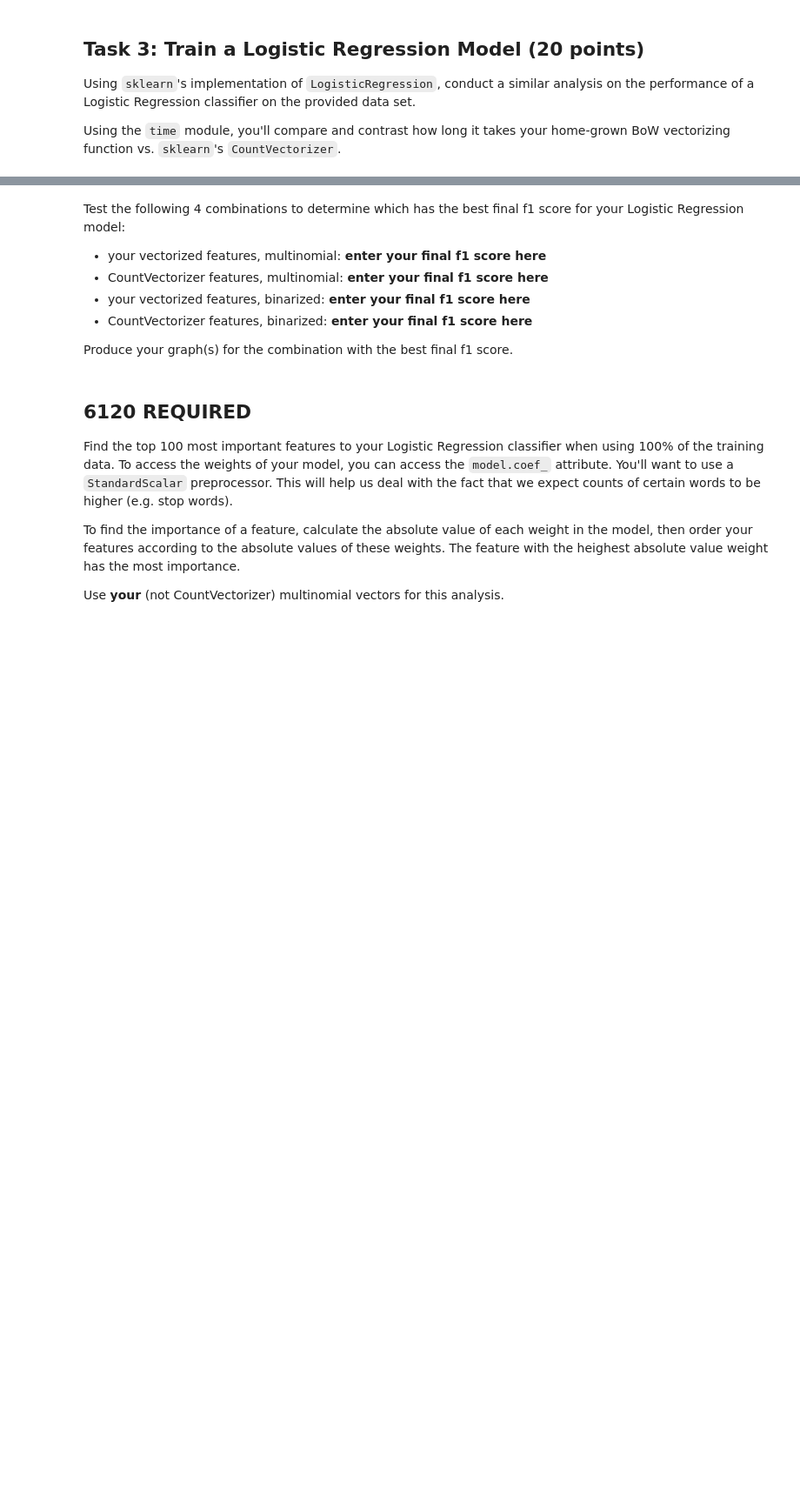
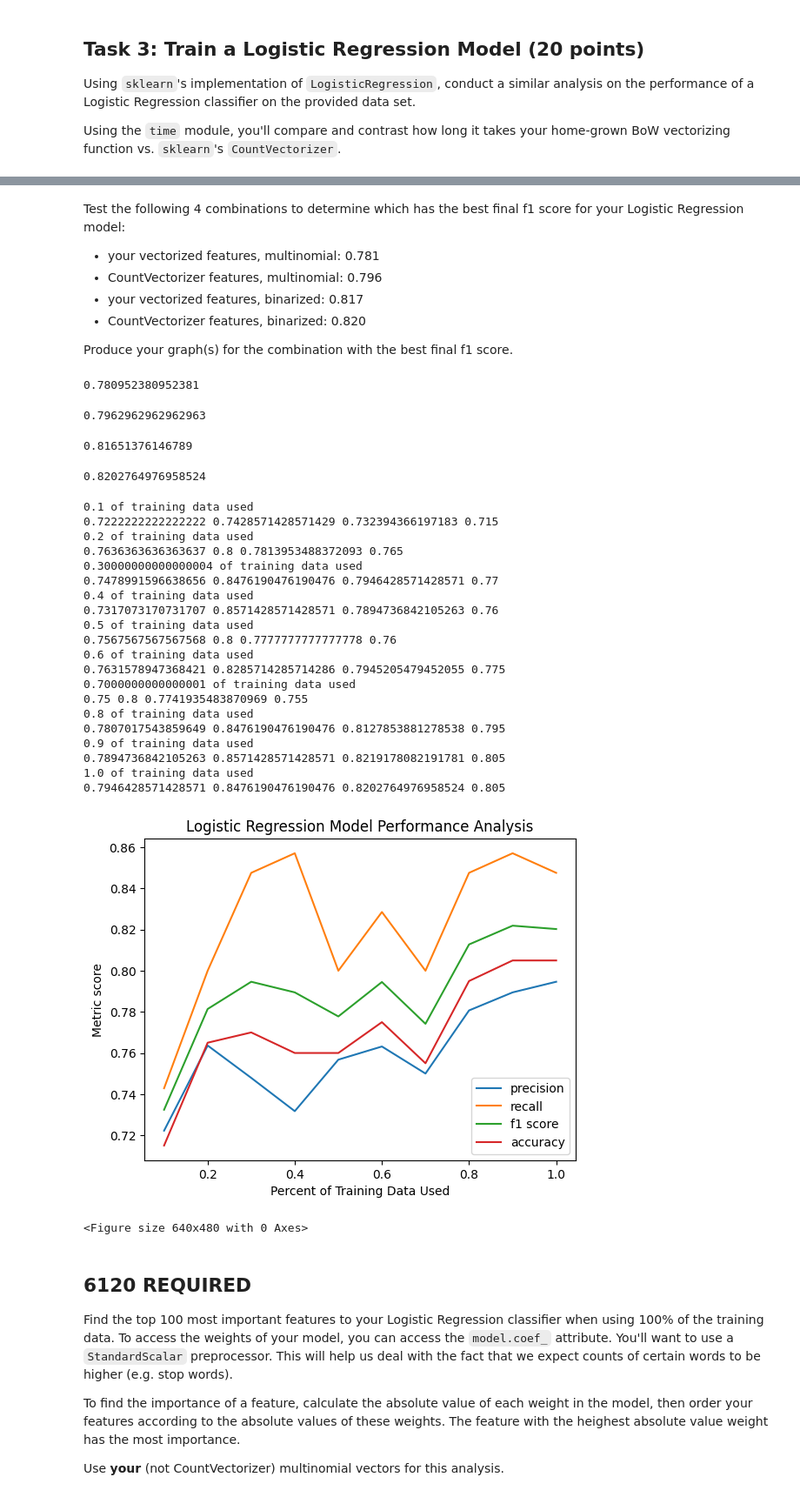
Before and after one commit to gellerjulia/CS4120_Homework4_Sentiment_Analysis, a Jupyter notebook: sentiment_task3.ipynb, the cells around one changed output, grey strips where cells are left out. Shown: that part at 87% size. Drawn from its saved outputs; the diff is of its cells as text; code cells hidden in the pictures; blank space fills up the shorter version.

```diff
--- a/sentiment_task3.ipynb
+++ b/sentiment_task3.ipynb
@@ -110,11 +160,67 @@ The average percent of entries that are zero in each vector for sklearn vectoriz
 # %% [markdown]
 Test the following 4 combinations to determine which has the best final f1 score for your Logistic Regression model:
-- your vectorized features, multinomial: __enter your final f1 score here__
-- CountVectorizer features, multinomial: __enter your final f1 score here__
-- your vectorized features, binarized: __enter your final f1 score here__
-- CountVectorizer features, binarized: __enter your final f1 score here__
+- your vectorized features, multinomial: 0.781
+- CountVectorizer features, multinomial: 0.796
+- your vectorized features, binarized: 0.817
+- CountVectorizer features, binarized: 0.820
 
 Produce your graph(s) for the combination with the best final f1 score.
+# %%
+vocab = sutils.create_index(X_train)
+# get binary feautures using own function
+X_train_vects_binary, X_dev_vects_binary= sutils.featurize('own', vocab, X_train, X_dev, binary = True, verbose = False)
+# get binary features using Sk-learns Count Vectorizer
+X_train_CV_binary, X_dev_CV_binary = sutils.featurize('CV', None, X_train_flat, X_dev_flat, binary = True)
+# %%
+# get f1 score for my vectorizer, multinomial
+sutils.log_reg_metrics(X_train_vects, y_train, X_dev_vects, y_dev)[2]
+# %% [output]
+0.780952380952381
+# %%
+# get f1 score for Count Vectorizer, multinomial
+sutils.log_reg_metrics(X_train_CV, y_train, X_dev_CV, y_dev)[2]
+# %% [output]
+0.7962962962962963
+# %%
+# get f1 score for my vectorizer, binary
+sutils.log_reg_metrics(X_train_vects_binary, y_train, X_dev_vects_binary, y_dev)[2]
+# %% [output]
+0.81651376146789
+# %%
+# get f1 score for Count Vectorizer, binary
+sutils.log_reg_metrics(X_train_CV_binary, y_train, X_dev_CV_binary, y_dev)[2]
+# %% [output]
+0.8202764976958524
+# %%
+# get graph for Count Vectorizer, binary which had the best f1 score
+
+model = LogisticRegression()
+train_feats = [(x, y) for x,y in zip(X_train_CV_binary, y_train) ]
+dev_feats = [(x, y) for x,y in zip(X_dev_CV_binary, y_dev) ]
+sutils.create_training_graph(sutils.log_reg_metrics, train_feats, dev_feats, 'Logistic Regression', 'Logistic_Regression_CV_Binary_graph.png', True)
+# %% [output]
+0.1 of training data used
+0.7222222222222222 0.7428571428571429 0.732394366197183 0.715
+0.2 of training data used
+0.7636363636363637 0.8 0.7813953488372093 0.765
+0.30000000000000004 of training data used
+0.7478991596638656 0.8476190476190476 0.7946428571428571 0.77
+0.4 of training data used
+0.7317073170731707 0.8571428571428571 0.7894736842105263 0.76
+0.5 of training data used
+0.7567567567567568 0.8 0.7777777777777778 0.76
+0.6 of training data used
+0.7631578947368421 0.8285714285714286 0.7945205479452055 0.775
+0.7000000000000001 of training data used
+0.75 0.8 0.7741935483870969 0.755
+0.8 of training data used
+0.7807017543859649 0.8476190476190476 0.8127853881278538 0.795
+0.9 of training data used
+0.7894736842105263 0.8571428571428571 0.8219178082191781 0.805
+1.0 of training data used
+0.7946428571428571 0.8476190476190476 0.8202764976958524 0.805
+[figure, added]
+<Figure size 640x480 with 0 Axes>
 # %% [markdown]
 6120 REQUIRED
 ----
```
Also changed, not shown: parts of 7 cells of this notebook, 5 other files.
